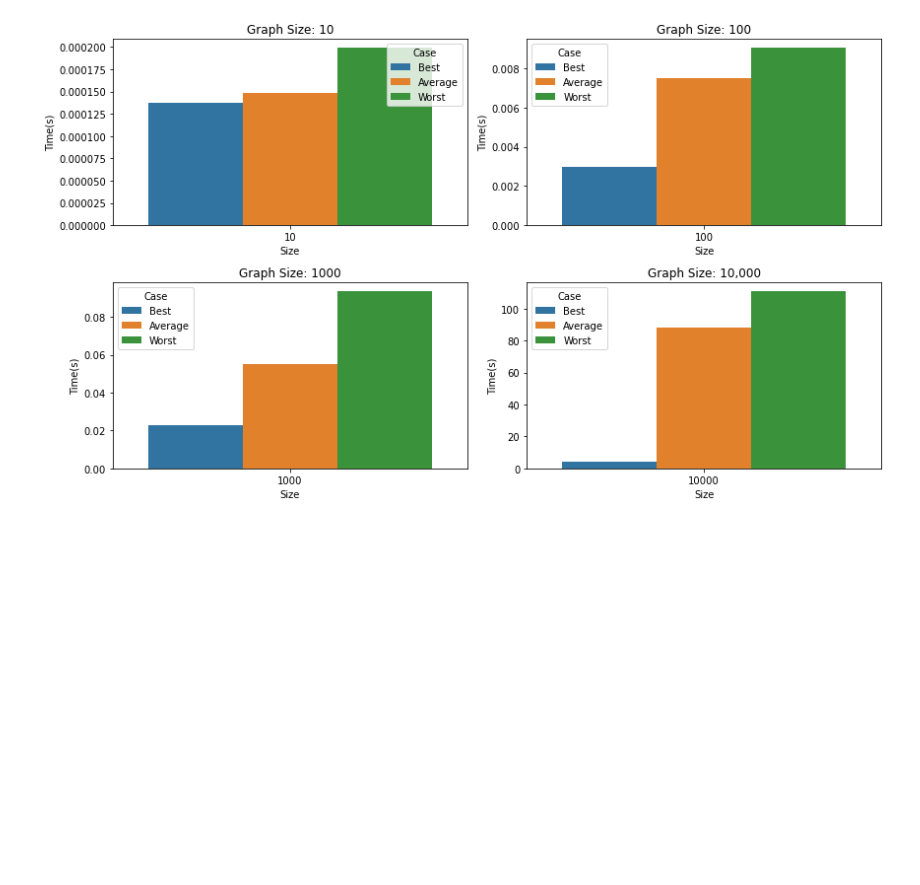
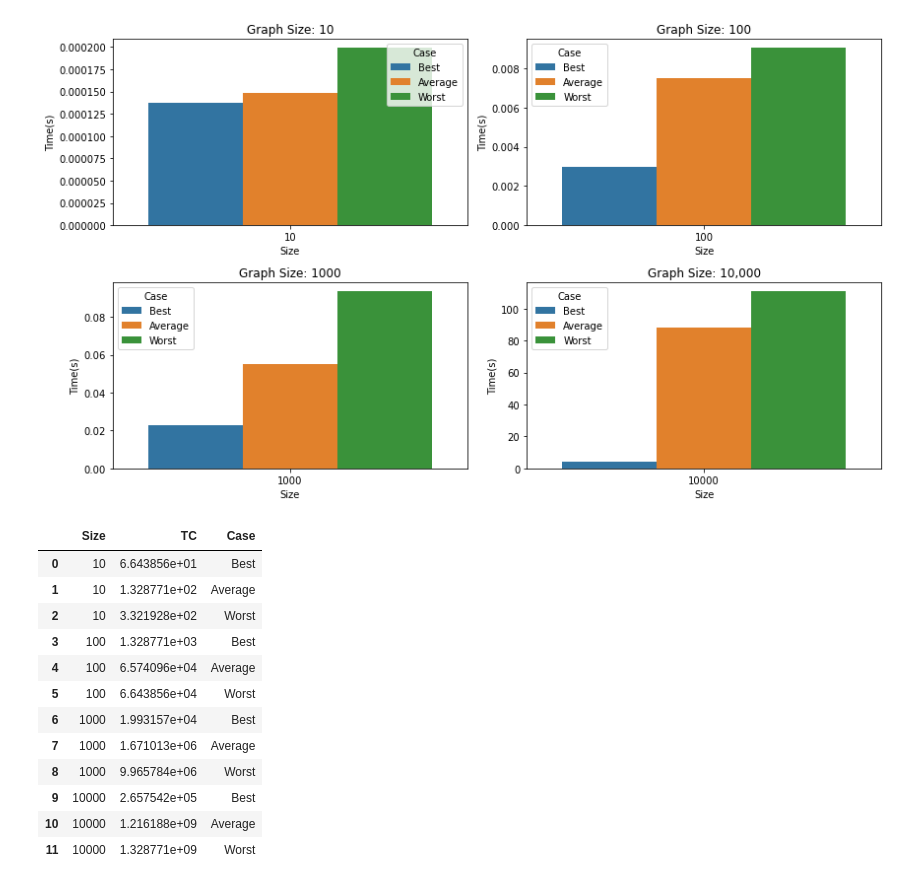
Before and after one commit to Jabezng2/SC2001-AlgoDesign-Analysis, a Jupyter notebook: Example Class 2/EC2_(b)_Visualisation_Jabez.ipynb, the cells around one changed output. Drawn from its saved outputs; the diff is of its cells as text; code cells hidden in the pictures; blank space fills up the shorter version.

Commit message:
Updated Results

```diff
--- a/Example Class 2/EC2_(b)_Visualisation_Jabez.ipynb
+++ b/Example Class 2/EC2_(b)_Visualisation_Jabez.ipynb
@@ -50,3 +50,28 @@ sb.barplot(data=results_10k, y="Time(s)", x="Size", hue="Case", ax=axs[1, 1])
 plt.tight_layout()
 # %% [output]
 [figure]
+# %%
+# Time Complexity For Adj List With Elog2V + Vlog2V
+x = [10, 10, 10, 100, 100, 100, 1000, 1000, 1000, 10000, 10000, 10000]
+y = [66.4385619, 132.8771238, 332.1928095,
+    1328.771238, 65740.957, 66438.5619,
+    19931.56857, 1671012.88, 9965784.285,
+    265754.2476, 1216187959, 1328771238]
+z = ['Best', 'Average', 'Worst','Best', 'Average', 'Worst','Best', 'Average', 'Worst','Best', 'Average', 'Worst']
+
+resultsT = pd.DataFrame({'Size': x, 'TC': y, 'Case': z}, columns=['Size', 'TC', 'Case'])
+resultsT
+# %% [output]
+|  | Size | TC | Case |
+| 0 | 10 | 6.643856e+01 | Best |
+| 1 | 10 | 1.328771e+02 | Average |
+| 2 | 10 | 3.321928e+02 | Worst |
+| 3 | 100 | 1.328771e+03 | Best |
+| 4 | 100 | 6.574096e+04 | Average |
+| 5 | 100 | 6.643856e+04 | Worst |
+| 6 | 1000 | 1.993157e+04 | Best |
+| 7 | 1000 | 1.671013e+06 | Average |
+| 8 | 1000 | 9.965784e+06 | Worst |
+| 9 | 10000 | 2.657542e+05 | Best |
+| 10 | 10000 | 1.216188e+09 | Average |
+| 11 | 10000 | 1.328771e+09 | Worst |
```
Also changed, not shown: parts of 2 cells of this notebook, 2 other files.
